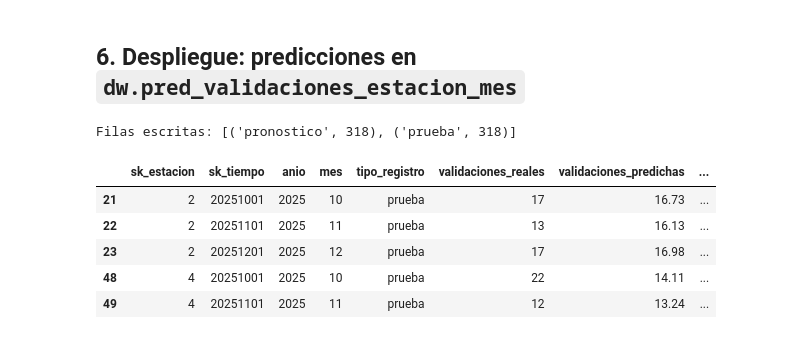
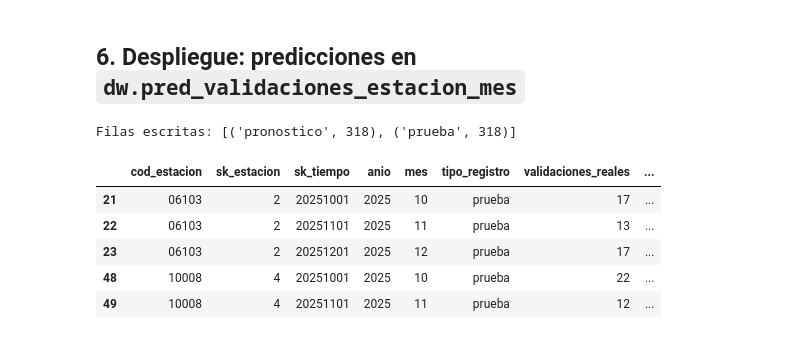
Before and after one commit to Narens-dev/bi-proyecto-equipo506232716, a Jupyter notebook: modelo/modelo_demanda_estacion.ipynb, the cells around one changed output. Saved outputs shown, nothing was run; the diff lists cells and outputs as text; code cells hidden in the pictures.

```diff
--- a/modelo/modelo_demanda_estacion.ipynb
+++ b/modelo/modelo_demanda_estacion.ipynb
@@ -440,26 +440,30 @@ Name: pred, dtype: float64
 # %%
 ddl = (BASE.parent / "dw" / "ddl" / "10_pred_validaciones_estacion_mes.sql").read_text(encoding="utf-8")
 salida = pd.concat([
     t.assign(tipo_registro="prueba", validaciones_reales=t.validaciones.astype(int),
              error_absoluto=t.err.round(2)),
     horizonte.assign(tipo_registro="pronostico", validaciones_reales=pd.NA, error_absoluto=np.nan),
 ])[["sk_estacion", "sk_tiempo", "anio", "mes", "tipo_registro", "validaciones_reales", "pred", "error_absoluto"]]
 salida = salida.rename(columns={"pred": "validaciones_predichas"})
 salida["validaciones_predichas"] = salida.validaciones_predichas.round(2)
 salida["modelo"] = mejor
 with engine.begin() as con:
     con.execute(text(ddl))
     con.execute(text("DELETE FROM dw.pred_validaciones_estacion_mes"))
     salida.to_sql("pred_validaciones_estacion_mes", con, schema="dw", if_exists="append", index=False)
     n = con.execute(text("SELECT tipo_registro, COUNT(*) FROM dw.pred_validaciones_estacion_mes GROUP BY 1 ORDER BY 1")).all()
 print("Filas escritas:", n)
+# El CSV lleva también el código natural de la estación: Pentaho (j_despliegue_predicciones.kjb)
+# busca con él la llave sk_estacion del DW donde se despliega, aunque ese DW numere las estaciones distinto.
+codigos = df.drop_duplicates("sk_estacion").set_index("sk_estacion")["cod_estacion"]
+salida.insert(0, "cod_estacion", salida.sk_estacion.map(codigos))
 salida.to_csv(BASE / "predicciones.csv", index=False)
 salida.head()
 # %% [output]
 Filas escritas: [('pronostico', 318), ('prueba', 318)]
-|  | sk_estacion | sk_tiempo | anio | mes | tipo_registro | validaciones_reales | validaciones_predichas | ... |
-| 21 | 2 | 20251001 | 2025 | 10 | prueba | 17 | 16.73 | ... |
-| 22 | 2 | 20251101 | 2025 | 11 | prueba | 13 | 16.13 | ... |
-| 23 | 2 | 20251201 | 2025 | 12 | prueba | 17 | 16.98 | ... |
-| 48 | 4 | 20251001 | 2025 | 10 | prueba | 22 | 14.11 | ... |
-| 49 | 4 | 20251101 | 2025 | 11 | prueba | 12 | 13.24 | ... |
+|  | cod_estacion | sk_estacion | sk_tiempo | anio | mes | tipo_registro | validaciones_reales | ... |
+| 21 | 06103 | 2 | 20251001 | 2025 | 10 | prueba | 17 | ... |
+| 22 | 06103 | 2 | 20251101 | 2025 | 11 | prueba | 13 | ... |
+| 23 | 06103 | 2 | 20251201 | 2025 | 12 | prueba | 17 | ... |
+| 48 | 10008 | 4 | 20251001 | 2025 | 10 | prueba | 22 | ... |
+| 49 | 10008 | 4 | 20251101 | 2025 | 11 | prueba | 12 | ... |
```
Also changed, not shown: 3 other files.
